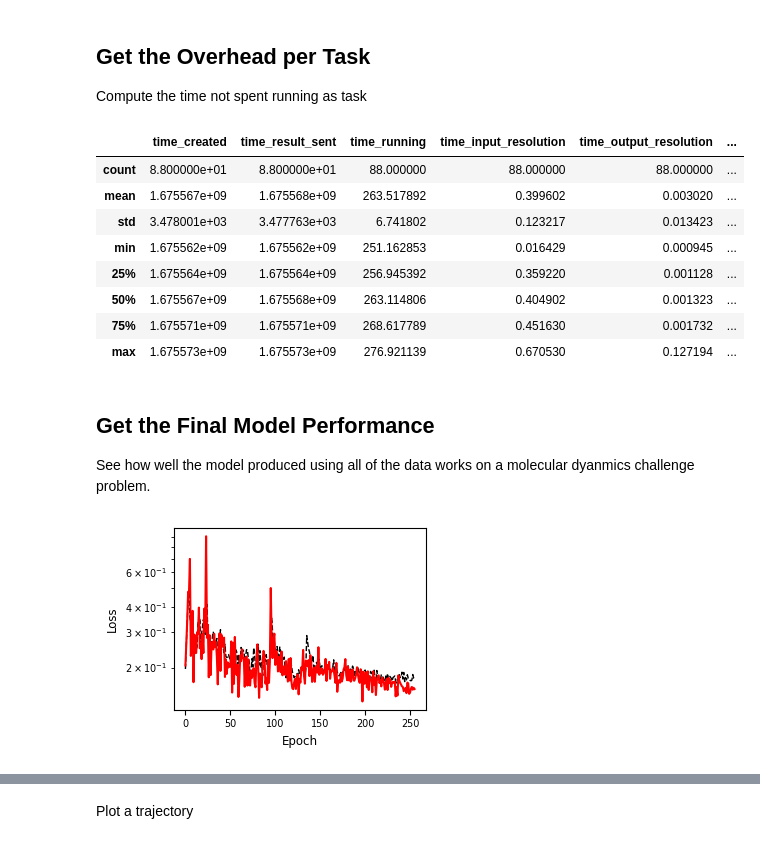
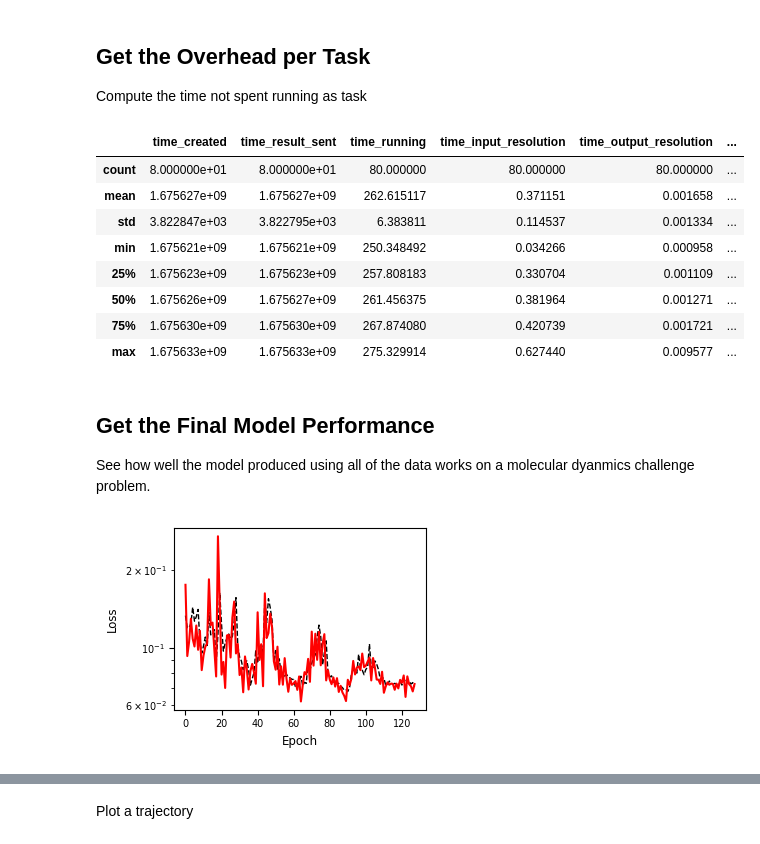
Before and after one commit to exalearn/multi-site-campaigns, a Jupyter notebook: finetuning-surrogates/notebooks/0_post-process-runs.ipynb, the cells around one changed output, grey strips where cells are left out. Cells and saved outputs as stored; diff of their text form; code cells hidden in the pictures.

```diff
--- a/finetuning-surrogates/notebooks/0_post-process-runs.ipynb
+++ b/finetuning-surrogates/notebooks/0_post-process-runs.ipynb
@@ -17,7 +17,7 @@ import json
 # %% [markdown]
 Configuration
 # %%
-run_dir = Path('../runs/dft-md-23Feb05-014653-7dc17b/')
+run_dir = Path('../runs/dft-md-23Feb05-180957-7dc17b/')
 # %% [markdown]
 ## Load in the Results
 We want the runtimes and system hostnames so we can measure how many tasks are running concurrently
@@ -320,42 +320,42 @@ def get_overhead_times(results: pd.DataFrame) -> pd.DataFrame:
     tasks['time_input_resolution'] = tasks['proxy_timing'].apply(_get_resolve_time)
 
     # Get the time waiting for the result to show up
     def _get_resolve(x):
         if 'result_proxy_stats' not in x or 'resolve' not in x['result_proxy_stats']:
             return 0
         return x['result_proxy_stats']['resolve']['avg_time_ms'] / 1000
     tasks['time_output_resolution'] = tasks['task_info'].apply(_get_resolve)
 
     # Get the total overhead
     #  Total elapsed: (Result received + + all outputs resolved) - time started
     #  Total running: Time running - time to resolve inputs
-    tasks['overhead_total'] = tasks['time_result_sent'] - tasks['time_created'] - (tasks['time_running'] - tasks['time_input_resolution'])
+    tasks['overhead_total'] = tasks['time_result_sent'] - tasks['time_created'] - (tasks['time_running'] - tasks['time_input_resolution']) + tasks['time_output_resolution']
     tasks['overhead_sending'] = tasks['time_compute_started'] - tasks['time_created'] - tasks['time_serialize_inputs'] + tasks['time_input_resolution']
 
     # Compute the time compute finished
     tasks['time_compute_done'] = tasks['time_compute_started'] + tasks['time_deserialize_inputs'] + tasks['time_async_resolve_proxies'] + tasks['time_running']
 
     # Compute the difference between the completion time and when it was received by the thinker
     serialization_cols = [c for c in tasks.columns if 'serialize' in c]
     tasks['overhead_serialization'] = tasks[serialization_cols].sum(axis=1)
 
     # Compute the receiving component
     tasks['overhead_reporting'] = tasks['time_result_sent'] - tasks['time_compute_done']
 
     # Only return a subset of the calculations
     overhead_cols = [c for c in tasks.columns if c.startswith('overhead')]
     return tasks[['method', 'machine', 'time_created', 'time_result_sent', 'time_running', 'time_input_resolution', 'time_output_resolution'] + overhead_cols]
 get_overhead_times(results).query('method=="train"').describe()
 # %% [output]
 |  | time_created | time_result_sent | time_running | time_input_resolution | time_output_resolution | ... |
-| count | 8.800000e+01 | 8.800000e+01 | 88.000000 | 88.000000 | 88.000000 | ... |
-| mean | 1.675567e+09 | 1.675568e+09 | 263.517892 | 0.399602 | 0.003020 | ... |
-| std | 3.478001e+03 | 3.477763e+03 | 6.741802 | 0.123217 | 0.013423 | ... |
-| min | 1.675562e+09 | 1.675562e+09 | 251.162853 | 0.016429 | 0.000945 | ... |
-| 25% | 1.675564e+09 | 1.675564e+09 | 256.945392 | 0.359220 | 0.001128 | ... |
-| 50% | 1.675567e+09 | 1.675568e+09 | 263.114806 | 0.404902 | 0.001323 | ... |
-| 75% | 1.675571e+09 | 1.675571e+09 | 268.617789 | 0.451630 | 0.001732 | ... |
-| max | 1.675573e+09 | 1.675573e+09 | 276.921139 | 0.670530 | 0.127194 | ... |
+| count | 8.000000e+01 | 8.000000e+01 | 80.000000 | 80.000000 | 80.000000 | ... |
+| mean | 1.675627e+09 | 1.675627e+09 | 262.615117 | 0.371151 | 0.001658 | ... |
+| std | 3.822847e+03 | 3.822795e+03 | 6.383811 | 0.114537 | 0.001334 | ... |
+| min | 1.675621e+09 | 1.675621e+09 | 250.348492 | 0.034266 | 0.000958 | ... |
+| 25% | 1.675623e+09 | 1.675623e+09 | 257.808183 | 0.330704 | 0.001109 | ... |
+| 50% | 1.675626e+09 | 1.675627e+09 | 261.456375 | 0.381964 | 0.001271 | ... |
+| 75% | 1.675630e+09 | 1.675630e+09 | 267.874080 | 0.420739 | 0.001721 | ... |
+| max | 1.675633e+09 | 1.675633e+09 | 275.329914 | 0.627440 | 0.009577 | ... |
 # %% [markdown]
 ## Get the Final Model Performance
 See how well the model produced using all of the data works on a molecular dyanmics challenge problem.
@@ -373,7 +373,7 @@ ax.set_xlabel('Epoch')
 ax.set_ylabel('Loss')
 fig.tight_layout()
 # %% [output]
-[figure, old version]
+[figure, new version]
 # %%
 def compare_against_benchmark(run_dir: Path) -> pd.DataFrame:
     """Compare the performance of the final model against some benchmark data
```
Also changed, not shown: parts of 11 cells of this notebook, 8 other files.
